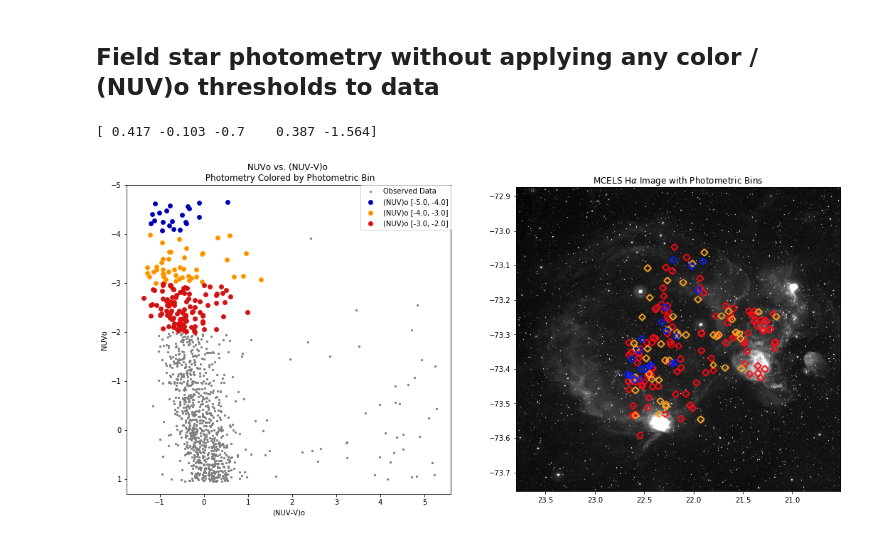
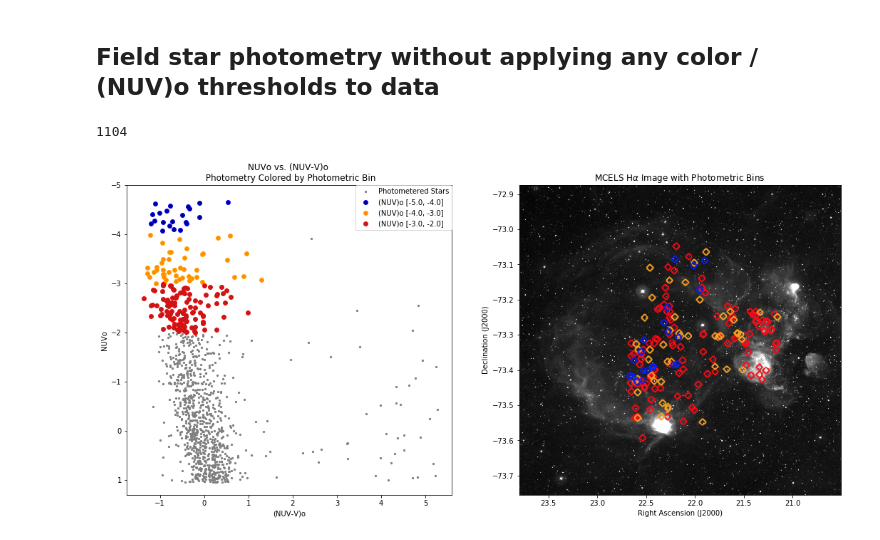
Before and after one commit to leahmfulmer/star-formation-smc-wing, a Jupyter notebook: Spatial Analyses.ipynb, the cells around one changed output. Saved outputs shown, nothing was run; the diff lists cells and outputs as text; code cells hidden in the pictures.

```diff
--- a/Spatial Analyses.ipynb
+++ b/Spatial Analyses.ipynb
@@ -51,9 +51,9 @@ nuv_v = nuv_v_cut + 0.6
 nuv = nuv_cut + 0.6
 v = v_cut
 
-print(nuv[0:5])
+print(len(nuv))
 # %% [output]
-[ 0.417 -0.103 -0.7    0.387 -1.564]
+1104
 # %%
 # Create bins based on photometric limits
 
@@ -81,34 +81,35 @@ nuv_bin3 = nuv[bin3]
 # Save photometric bins as files later visualization
 np.savetxt('July25_photometric_bin1.txt', np.c_[ra_bin1, dec_bin1, nuv_v_bin1, nuv_bin1])
 np.savetxt('July25_photometric_bin2.txt', np.c_[ra_bin2, dec_bin2, nuv_v_bin2, nuv_bin2])
 np.savetxt('July25_photometric_bin3.txt', np.c_[ra_bin3, dec_bin3, nuv_v_bin3, nuv_bin3])
 
 
 # Plot (NUV)o vs. (NUV-V)o CMD with photometric bins colored
 plt.figure(figsize=(18,8))
 
 # plt.subplot(311)
 plt.subplot(121)
-plt.scatter(nuv_v, nuv, color='grey', label="Observed Data", s=5, marker="o")
+plt.scatter(nuv_v, nuv, color='grey', label="Photometered Stars", s=5, marker="o")
 plt.scatter(nuv_v_bin1, nuv_bin1, color='navy', edgecolor='blue', s=35, marker="o", label='(NUV)o [-5.0, -4.0]')
 plt.scatter(nuv_v_bin2, nuv_bin2, color='darkorange', edgecolor='orange', s=35, marker="o", label='(NUV)o [-4.0, -3.0]')
 plt.scatter(nuv_v_bin3, nuv_bin3, color='firebrick', edgecolor='red', s=35, marker="o", label='(NUV)o [-3.0, -2.0]')
 
 plt.xlabel('(NUV-V)o')
 plt.ylabel('NUVo')
 plt.title('NUVo vs. (NUV-V)o \n Photometry Colored by Photometric Bin')
 plt.legend(bbox_to_anchor=(1, 1), loc=1, borderaxespad=0., prop={'size':10})
 plt.ylim(1.3,-5.0)
 plt.xlim(-1.75, 5.6)
 
 # MCELS image with photometric bins overlayed
 im = plt.imread('MCELS_4.png')
 # plt.subplot(313)
 plt.subplot(122)
-plt.imshow(im, extent=[23.8,20.51,-73.755,-72.874], aspect=3.5)
+plt.imshow(im, extent=[23.8,20.51,-73.755,-72.874], aspect=3.6)
 plt.title(r'MCELS H$\alpha$ Image with Photometric Bins')
-
+plt.ylabel('Declination (J2000)')
+plt.xlabel('Right Ascension (J2000)')
 
 plt.show()
 # %% [output]
-[figure, old version]
+[figure, new version]
```
Also changed, not shown: 7 other files.
